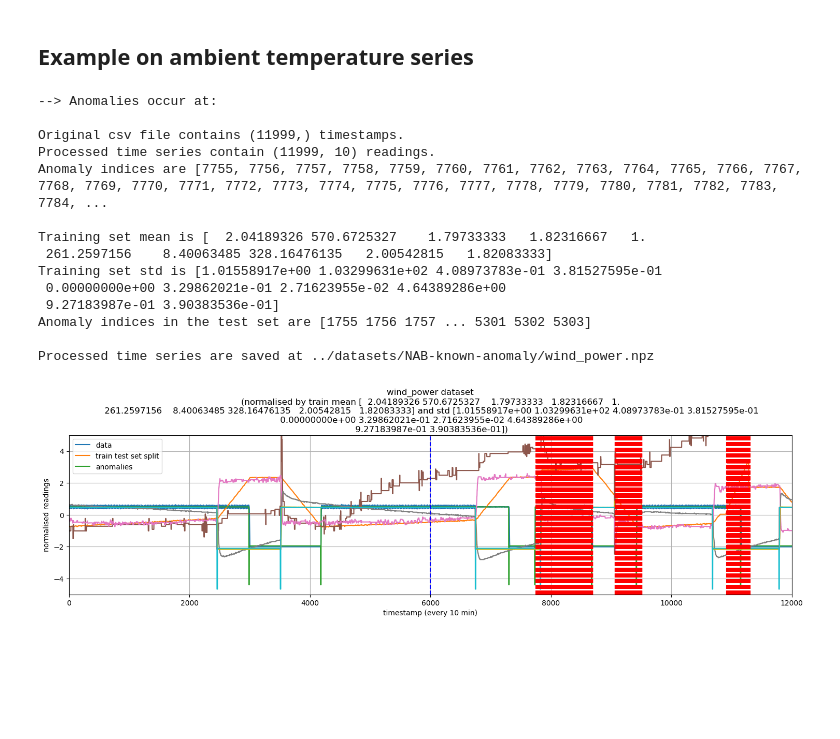
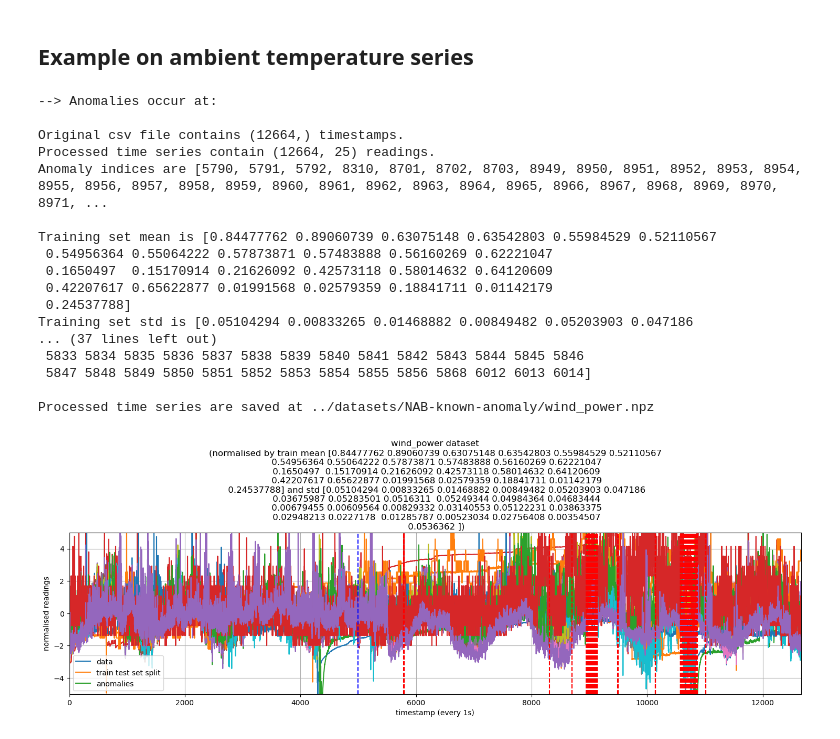
Before and after one commit to miemie030205/VAE-LSTM-for-anomaly-detection, a Jupyter notebook: datasets/NAB-dataset-preprocessing.ipynb, the cells around one changed output. Cells and saved outputs as stored; diff of their text form; code cells hidden in the pictures; blank space fills up the shorter version.

```diff
--- a/datasets/NAB-dataset-preprocessing.ipynb
+++ b/datasets/NAB-dataset-preprocessing.ipynb
@@ -12,7 +12,7 @@ def load_data(dataset, csv_folder='./NAB-known-anomaly/csv-files/'):
 	if dataset == 'wind_power':
 		data_file = os.path.join(csv_folder, 'wind_power_mini.csv')
 		anomalies = ['2013-12-22 20:00:00', '2014-04-13 09:00:00']
-		t_unit = '10 min'
+		t_unit = '1s'
 
 	t = []
 	readings = []
@@ -25,8 +25,8 @@ def load_data(dataset, csv_folder='./NAB-known-anomaly/csv-files/'):
 			if i > 0:
 				t.append(i)
 				#print(row[1:10])
-				readings.append([float(x) if x!="" else 0 for x in row[1:11]])
-				if int(row[38]) == 0:
+				readings.append([float(x) if x!="" else 0 for x in row[1:26]])
+				if int(row[26]) == 1:
 					idx_anomaly.append(i)
 					#print("  timestamp #{}: {}".format(j, row[0]))
 			i = i + 1
@@ -104,22 +105,25 @@ def process_and_save_specified_dataset(dataset, idx_split, y_scale=5, save_file=
 ## Example on ambient temperature series
 # %%
 dataset = 'wind_power'
-idx_split = [0,6000]
+idx_split = [0,5000]
 
 t, readings_normalised = process_and_save_specified_dataset(dataset, idx_split,save_file=True)
 # %% [output]
 --> Anomalies occur at:
 
-Original csv file contains (11999,) timestamps.
-Processed time series contain (11999, 10) readings.
-Anomaly indices are [7755, 7756, 7757, 7758, 7759, 7760, 7761, 7762, 7763, 7764, 7765, 7766, 7767, 7768, 7769, 7770, 7771, 7772, 7773, 7774, 7775, 7776, 7777, 7778, 7779, 7780, 7781, 7782, 7783, 7784, ...
+Original csv file contains (12664,) timestamps.
+Processed time series contain (12664, 25) readings.
+Anomaly indices are [5790, 5791, 5792, 8310, 8701, 8702, 8703, 8949, 8950, 8951, 8952, 8953, 8954, 8955, 8956, 8957, 8958, 8959, 8960, 8961, 8962, 8963, 8964, 8965, 8966, 8967, 8968, 8969, 8970, 8971, ...
 
-Training set mean is [  2.04189326 570.6725327    1.79733333   1.82316667   1.
- 261.2597156    8.40063485 328.16476135   2.00542815   1.82083333]
-Training set std is [1.01558917e+00 1.03299631e+02 4.08973783e-01 3.81527595e-01
- 0.00000000e+00 3.29862021e-01 2.71623955e-02 4.64389286e+00
- 9.27183987e-01 3.90383536e-01]
-Anomaly indices in the test set are [1755 1756 1757 ... 5301 5302 5303]
+Training set mean is [0.84477762 0.89060739 0.63075148 0.63542803 0.55984529 0.52110567
+ 0.54956364 0.55064222 0.57873871 0.57483888 0.56160269 0.62221047
+ 0.1650497  0.15170914 0.21626092 0.42573118 0.58014632 0.64120609
+ 0.42207617 0.65622877 0.01991568 0.02579359 0.18841711 0.01142179
+ 0.24537788]
+Training set std is [0.05104294 0.00833265 0.01468882 0.00849482 0.05203903 0.047186
+... (37 lines left out)
+ 5833 5834 5835 5836 5837 5838 5839 5840 5841 5842 5843 5844 5845 5846
+ 5847 5848 5849 5850 5851 5852 5853 5854 5855 5856 5868 6012 6013 6014]
 
 Processed time series are saved at ../datasets/NAB-known-anomaly/wind_power.npz
-[figure, old version]
+[figure, new version]
```
Also changed, not shown: parts of 1 cell of this notebook, 8 other files.
